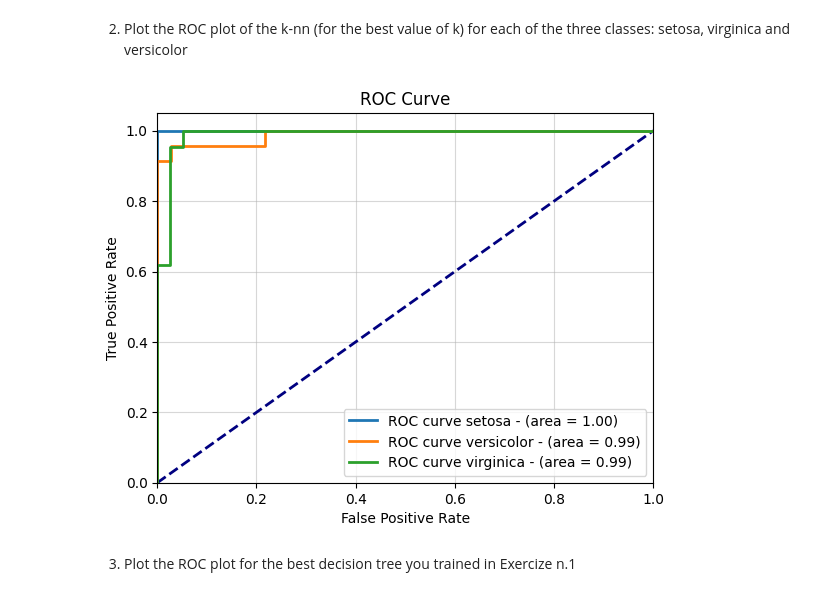
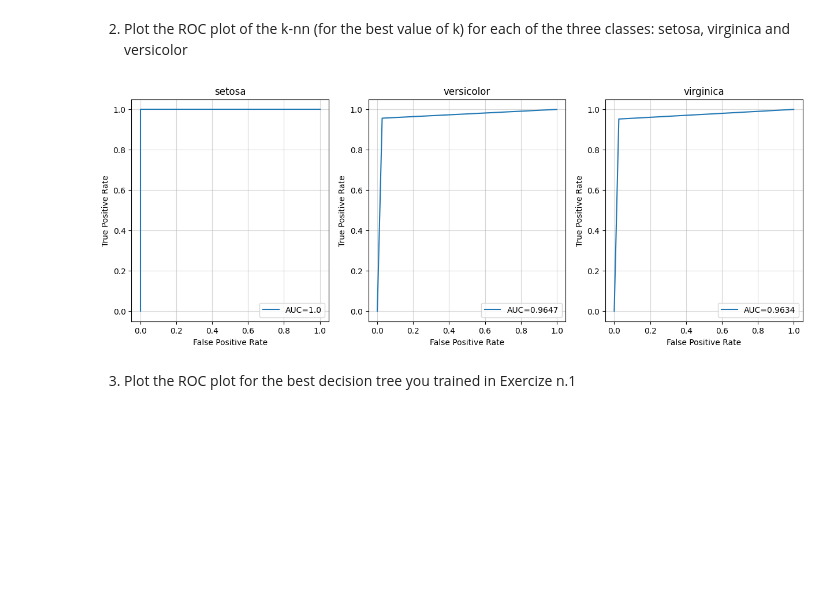
Before and after one commit to Grandi-Luca/AAUTExercises, a Jupyter notebook: Jupyter Notebooks/classification_iris_knn_aa_21_22.ipynb, the cells around one changed output. Saved outputs shown, nothing was run; the diff lists cells and outputs as text; code cells hidden in the pictures; blank space fills up the shorter version.

```diff
--- a/Jupyter Notebooks/classification_iris_knn_aa_21_22.ipynb
+++ b/Jupyter Notebooks/classification_iris_knn_aa_21_22.ipynb
@@ -326,40 +326,48 @@ def plot_knn_clf(k=7):
 interactive(children=(IntSlider(value=7, description='k', max=50, min=1), Output()), _dom_classes=('widget-int…
 # %% [markdown]
 2. Plot the ROC plot of the k-nn (for the best value of k) for each of the three classes: setosa, virginica and versicolor
-# %%
-from sklearn.neighbors import KNeighborsClassifier
-from sklearn.metrics import roc_curve, auc
-import matplotlib.pyplot as plt
-
-
-# Create and train the k-NN classifier with the best k
-best_k = 7
-clf_knn = neighbors.KNeighborsClassifier(7, weights="distance").fit(X_train, y_train)
-
-y_score = clf_knn.predict_proba(X_test)  # Use predict_proba to get class probabilities
-fpr = dict()
-tpr = dict()
-roc_auc = dict()
-
-for class_label in range(3):  # Loop through each class
-  fpr[class_label], tpr[class_label], _ = roc_curve(y_test == class_label, y_score[:, class_label])
-  roc_auc[class_label] = auc(fpr[class_label], tpr[class_label])
-
-plt.figure()
-plt.title(f'ROC Curve')
-plt.plot([0, 1], [0, 1], color='navy', lw=2, linestyle='--')
-plt.grid(True, alpha=0.5)
-plt.xlabel('False Positive Rate')
-plt.ylabel('True Positive Rate')
-for class_label in range(3):
-  plt.plot(fpr[class_label], tpr[class_label], lw=2, label=f'ROC curve {iris.target_names[class_label]} - (area = {roc_auc[class_label]:.2f})')
-  plt.xlim([0.0, 1.0])
-  plt.ylim([0.0, 1.05])
-  plt.legend(loc='lower right')
-
-
-plt.show()
-# %% [output]
-[figure, removed]
+# %%
+import numpy as np
+
+def train_test_split_bin_clf(X, Y, label):
+  label_indices = np.where(Y == label)[0]
+  mask = np.full_like(Y, False)
+  mask[label_indices] = True
+
+  X_train, X_test, y_train, y_test = train_test_split(X, mask, test_size=0.4, random_state=0)
+
+  return X_train, y_train, X_test, y_test
+# %%
+from sklearn.neighbors import KNeighborsClassifier
+from sklearn.metrics import roc_curve, auc
+import matplotlib.pyplot as plt
+from sklearn import metrics
+
+# Create and train the k-NN classifier with the best k
+best_k = 7
+clf_knn = neighbors.KNeighborsClassifier(7, weights="distance").fit(X_train, y_train)
+
+labels = np.unique(iris.target)
+figure, axis = plt.subplots(1, len(labels), figsize=(15, 5),)
+
+for idx, label in enumerate(labels):
+    X_train, y_train, X_test, y_test = train_test_split_bin_clf(iris.data, iris.target, label)
+
+    clf_knn = clf_knn.fit(X_train, y_train)
+    y_pred = clf_knn.predict(X_test)
+
+    fpr, tpr, _ = metrics.roc_curve(y_test, y_pred)
+    auc = round(metrics.roc_auc_score(y_test, y_pred), 4)
+    axis[idx].plot(fpr,tpr,label=f"AUC={auc}")
+
+    axis[idx].legend(loc='lower right')
+    axis[idx].set_title(iris.target_names[label])
+    axis[idx].grid(True, alpha=0.5)
+    axis[idx].set_xlabel('False Positive Rate')
+    axis[idx].set_ylabel('True Positive Rate')
+
+plt.show()
+# %% [output]
+[figure, added]
 # %% [markdown]
 3. Plot the ROC plot for the best decision tree you trained in Exercize n.1
```
Also changed, not shown: parts of 2 cells of this notebook.
